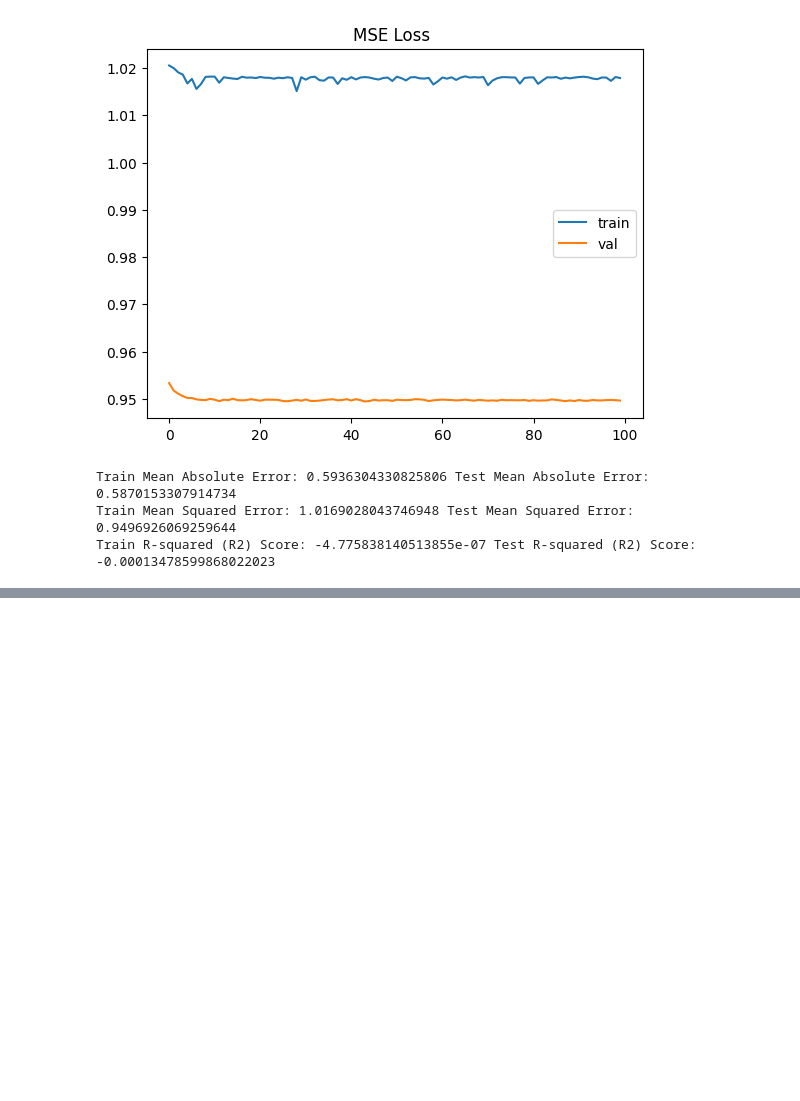
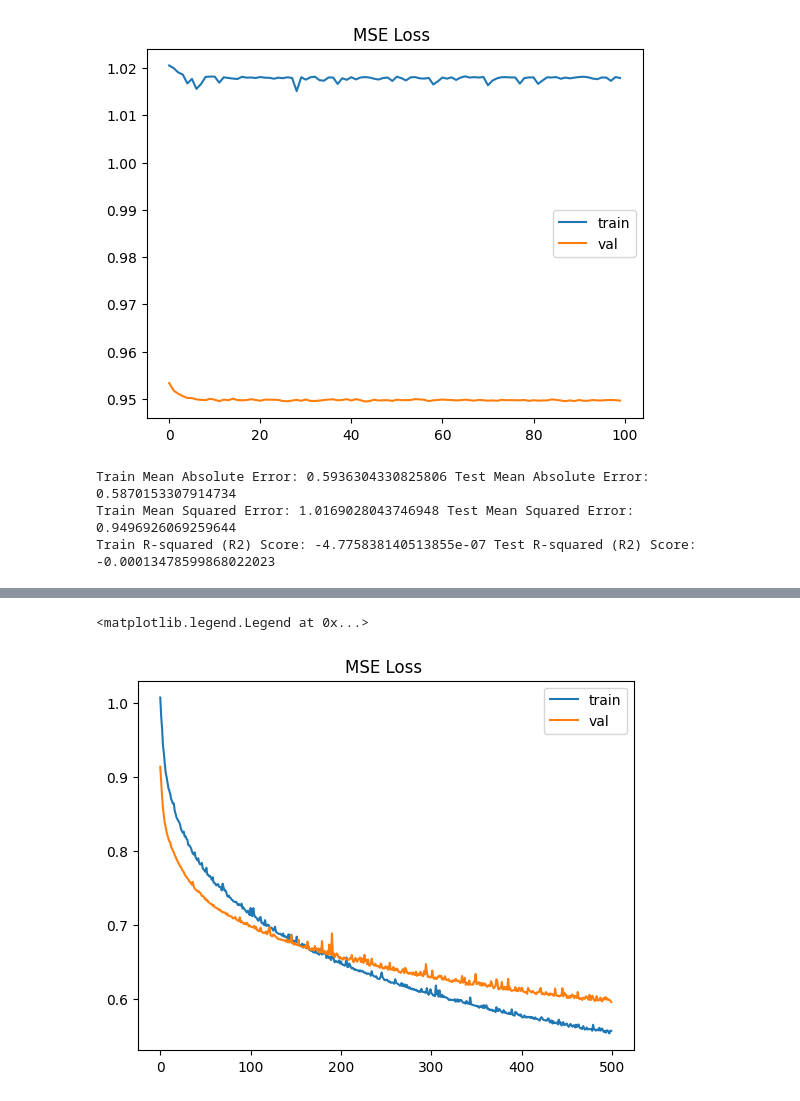
Before and after one commit to plokm008/d7041e-applied-ai-mini-project-13, a Jupyter notebook: d7041e-applied-ai-mini-project-13.ipynb, the cells around one changed output, grey strips where cells are left out. Saved outputs shown, nothing was run; the diff lists cells and outputs as text; code cells hidden in the pictures; blank space fills up the shorter version.

```diff
--- a/d7041e-applied-ai-mini-project-13.ipynb
+++ b/d7041e-applied-ai-mini-project-13.ipynb
@@ -1204,6 +1236,7 @@ for param in resnet18.parameters():
     param.requires_grad = False
 
 # Modify the last layer for regression
+batch_size = 64
 num_features = resnet18.fc.in_features
 resnet18.fc = nn.Linear(num_features, 1)  # Output a single regression value
 resnet18.conv1 = nn.Conv2d(1, batch_size, kernel_size=(7, 7), stride=(2, 2), padding=(3, 3), bias=False)
@@ -1562,0 +2044,37 @@ torch.save(best_model.state_dict(), 'lstm.pt')
+# %%
+class SimpleCNNRegression(nn.Module):
+    def __init__(self, num_output_channels):
+        super(SimpleCNNRegression, self).__init__()
+
+#         self.conv1 = nn.Conv2d(1, 64, kernel_size=(3,3), stride=(1,1), padding=(1,1))
+        self.conv1 = nn.Conv1d(1, 64, kernel_size=3, stride=1, padding=1)
+        self.relu1 = nn.ReLU()
+        self.pool1 = nn.MaxPool1d(kernel_size=2, stride=2)
+
+        self.conv2 = nn.Conv1d(64, 128, kernel_size=3, stride=1, padding=1)
+        self.relu2 = nn.ReLU()
+        self.pool2 = nn.MaxPool1d(kernel_size=2, stride=2)
+
+        self.flatten = nn.Flatten()
+
+        # Fully connected layers
+        self.fc1 = nn.Linear(64 * 10, 256)
+        self.relu3 = nn.ReLU()
+        self.fc2 = nn.Linear(256, num_output_channels)
+
+    def forward(self, x):
+        x = self.conv1(x)
+        x = self.relu1(x)
+        x = self.pool1(x)
+
+        x = self.conv2(x)
+        x = self.relu2(x)
+        x = self.pool2(x)
+
+        x = self.flatten(x)
+
+        x = self.fc1(x)
+        x = self.relu3(x)
+        x = self.fc2(x)
+
+        return x
@@ -1562,0 +2142,8 @@ torch.save(best_model.state_dict(), 'lstm.pt')
+# %%
+plt.plot(train_losses, label="train")
+plt.plot(val_losses, label="val")
+plt.title("MSE Loss ")
+plt.legend()
+# %% [output]
+<matplotlib.legend.Legend at 0x...>
+[figure, added]
```
Also changed, not shown: parts of 59 cells of this notebook.
